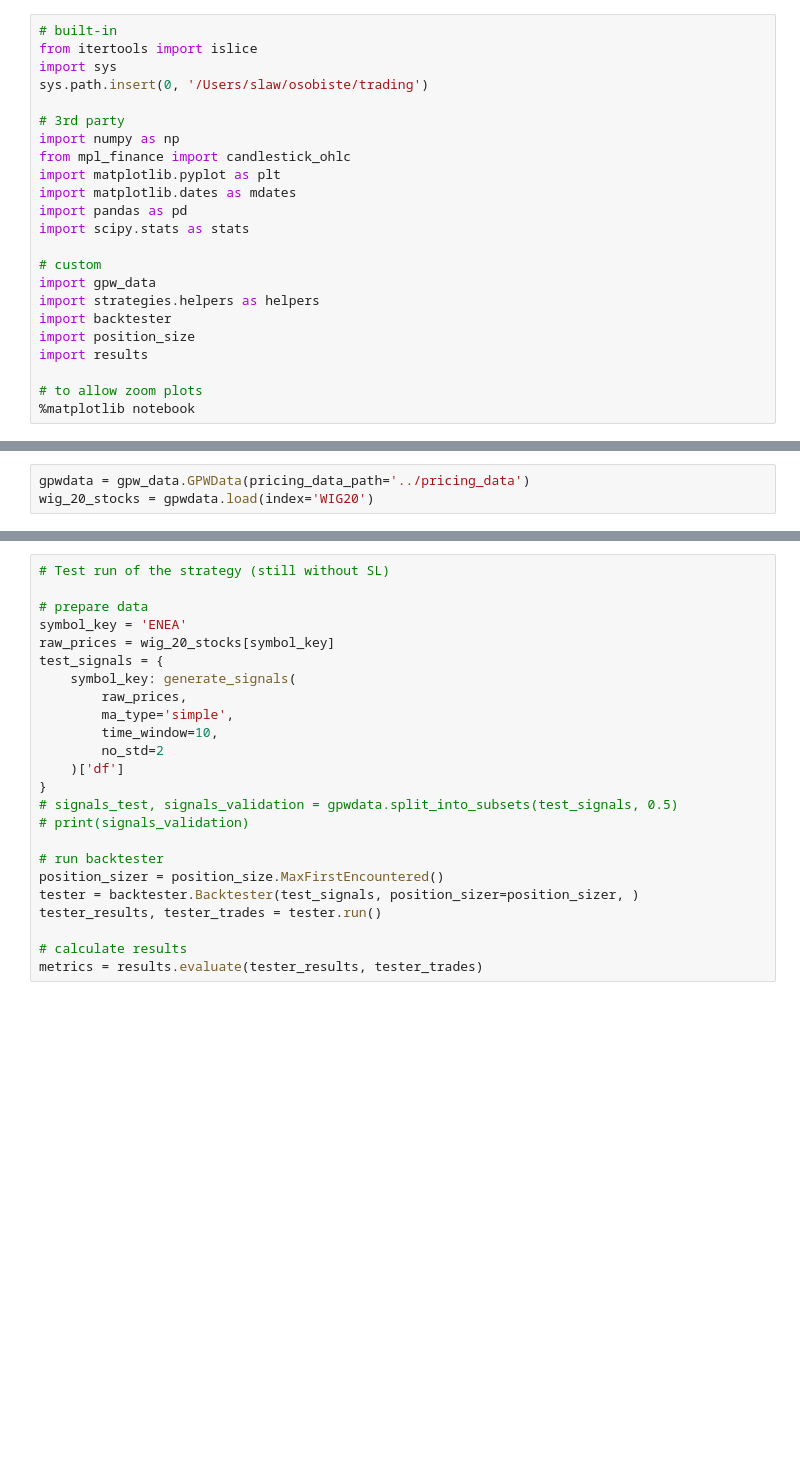
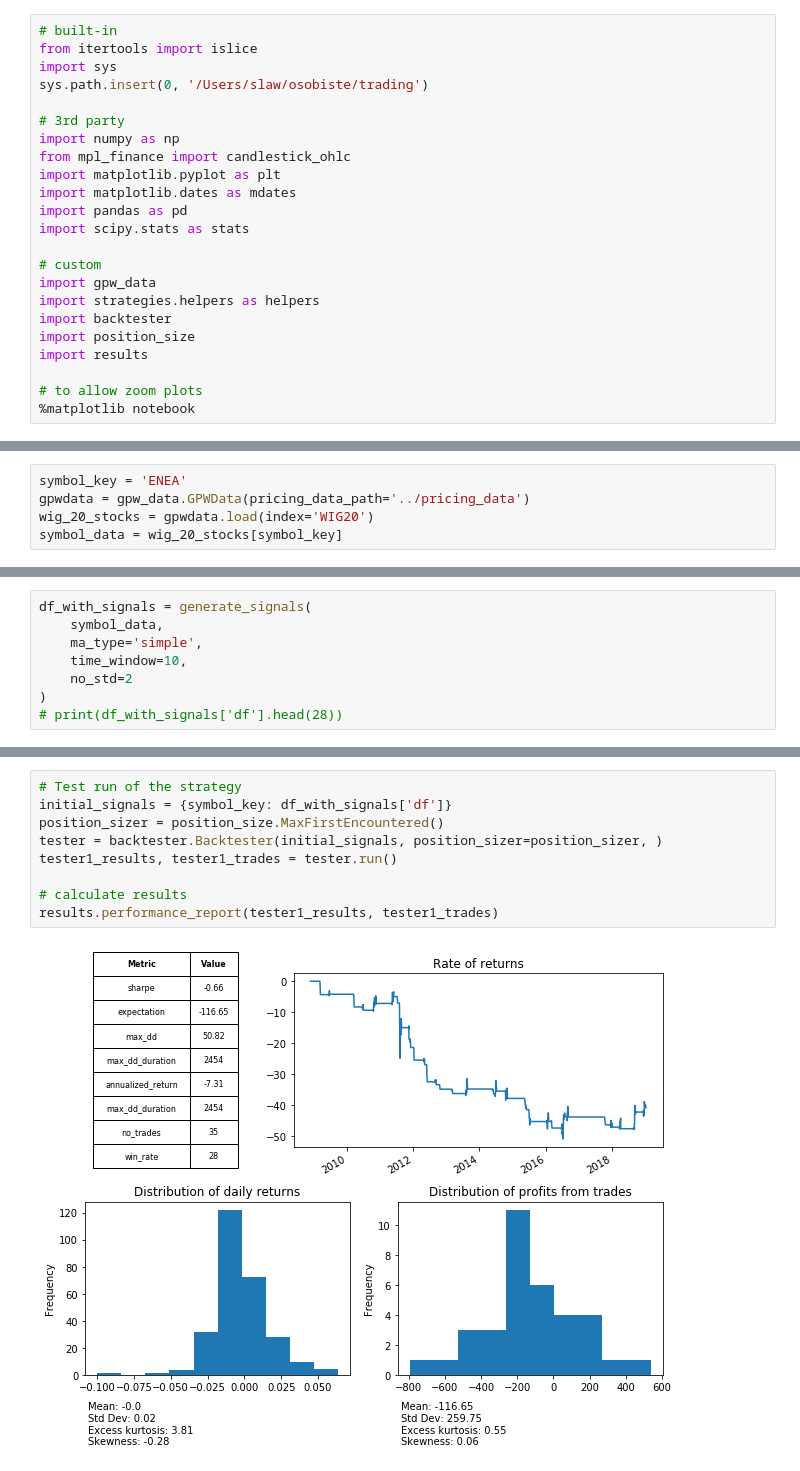
Before and after one commit to tulski-s/trading, a Jupyter notebook: strategies/strategy_2.ipynb, the cells around one changed output, grey strips where cells are left out. Cells and saved outputs as stored; diff of their text form; blank space fills up the shorter version.

Commit message:
clean initial tests with strategy 2

```diff
--- a/strategies/strategy_2.ipynb
+++ b/strategies/strategy_2.ipynb
@@ -101,3 +208,5 @@ importlib.reload(results);
 # %%
+symbol_key = 'ENEA'
 gpwdata = gpw_data.GPWData(pricing_data_path='../pricing_data')
 wig_20_stocks = gpwdata.load(index='WIG20')
+symbol_data = wig_20_stocks[symbol_key]
@@ -257,3 +213,11 @@ date
+# %%
+df_with_signals = generate_signals(
+    symbol_data,
+    ma_type='simple',
+    time_window=10,
+    no_std=2
+)
+# print(df_with_signals['df'].head(28))
 # %%
 def plot_strategy_signals(
     df=None, ohlc=False, bands=True, close=False, candles=True, long_periods=None, short_periods=None,
@@ -316,26 +280,13 @@ plot_strategy_signals(
 [interactive output not drawn]
 [interactive output not drawn]
 # %%
-# Test run of the strategy (still without SL)
-
-# prepare data
-symbol_key = 'ENEA'
-raw_prices = wig_20_stocks[symbol_key]
-test_signals = {
-    symbol_key: generate_signals(
-        raw_prices,
-        ma_type='simple',
-        time_window=10,
-        no_std=2
-    )['df']
-}
-# signals_test, signals_validation = gpwdata.split_into_subsets(test_signals, 0.5)
-# print(signals_validation)
-
-# run backtester
+# Test run of the strategy
+initial_signals = {symbol_key: df_with_signals['df']}
 position_sizer = position_size.MaxFirstEncountered()
-tester = backtester.Backtester(test_signals, position_sizer=position_sizer, )
-tester_results, tester_trades = tester.run()
+tester = backtester.Backtester(initial_signals, position_sizer=position_sizer, )
+tester1_results, tester1_trades = tester.run()
 
 # calculate results
-metrics = results.evaluate(tester_results, tester_trades)
+results.performance_report(tester1_results, tester1_trades)
+# %% [output]
+[figure, added]
```
Also changed, not shown: parts of 22 cells of this notebook.
